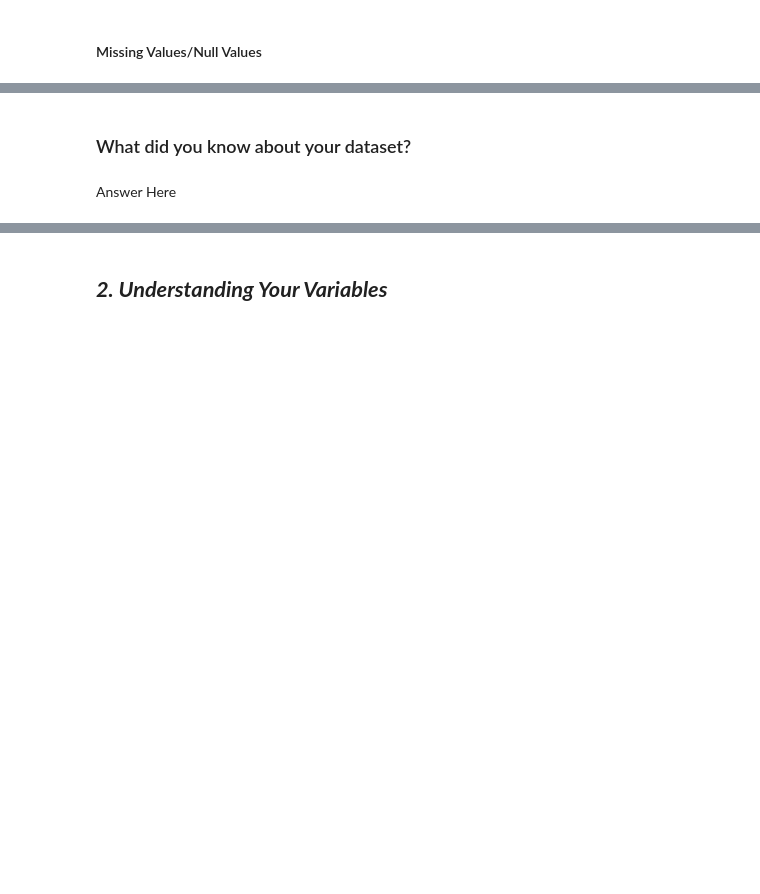
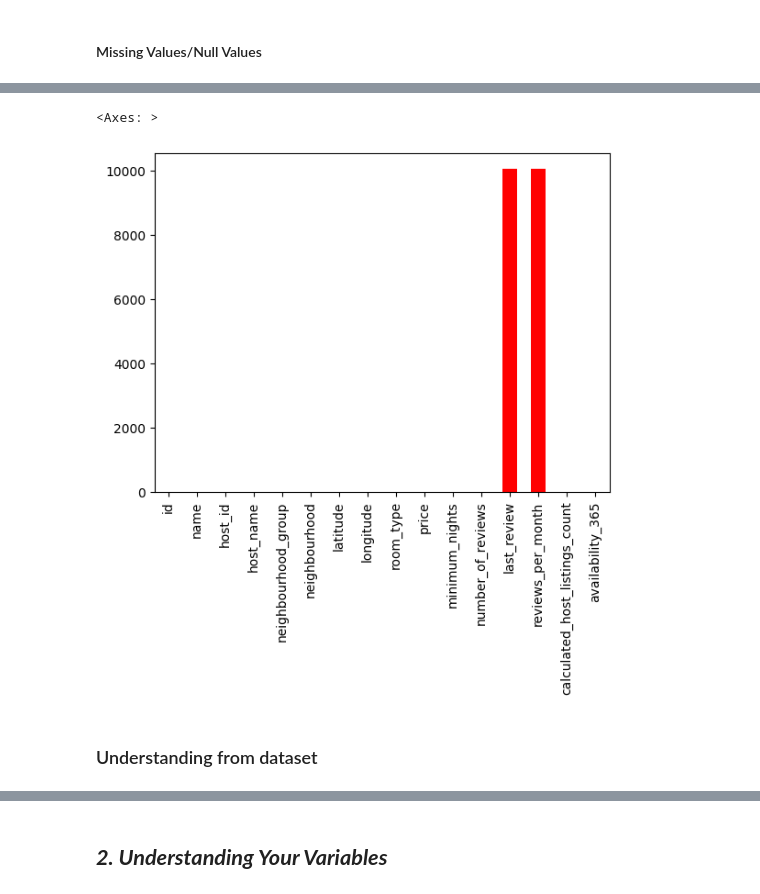
Before and after one commit to praveen-kumar-maurya/Airbnb-bookings-analysis-Capstone-project---1-, a Jupyter notebook: Capstone_Project_1_(Airbnb_Bookings_Analysis).ipynb, the cells around one changed output, grey strips where cells are left out. Cells and saved outputs as stored; diff of their text form; code cells hidden in the pictures; blank space fills up the shorter version.

```diff
--- a/Capstone_Project_1_(Airbnb_Bookings_Analysis).ipynb
+++ b/Capstone_Project_1_(Airbnb_Bookings_Analysis).ipynb
@@ -91,3 +127,5 @@ airbnb_df.head().T
 #### Missing Values/Null Values
 # %%
 # Missing Values/Null Values Count
+missing_values_count = airbnb_df.isnull().sum()
+print(missing_values_count)
@@ -94,6 +150,8 @@ airbnb_df.head().T
 # %%
 # Visualizing the missing values
+missing_values_count.plot(kind='bar', color='red', width= 0.5)
+# %% [output]
+<Axes: >
+[figure, added]
-# %% [markdown]
-### What did you know about your dataset?
-# %% [markdown]
-Answer Here
+# %% [markdown]
+### Understanding from dataset
```
Also changed, not shown: parts of 45 cells of this notebook.
